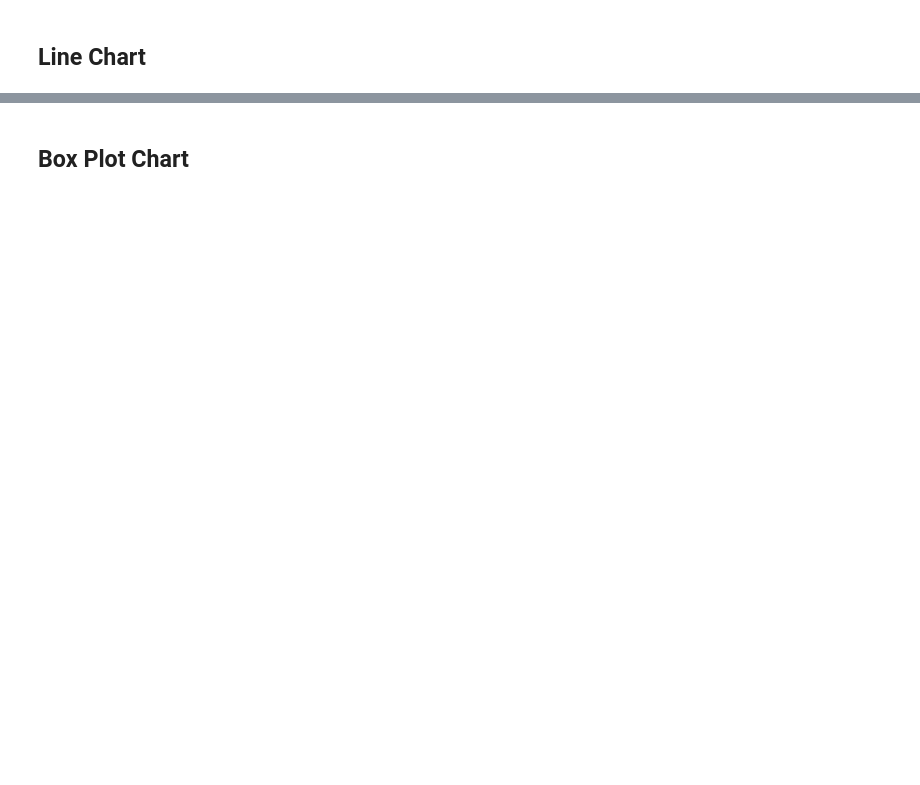
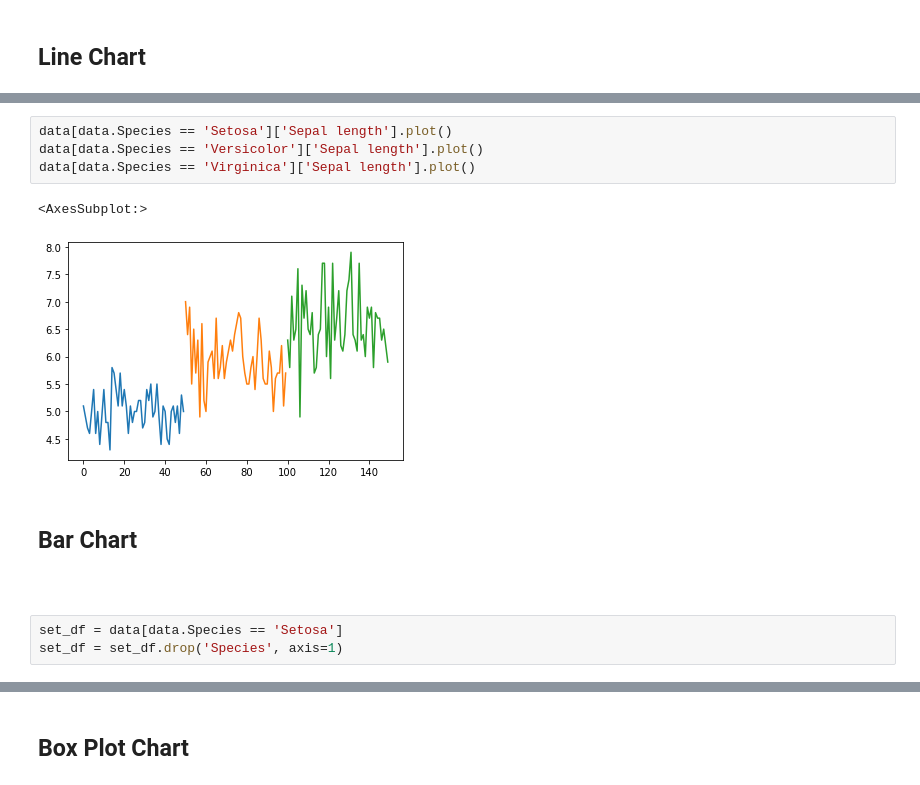
Before and after one commit to syedirfanx/data-comprehension, a Jupyter notebook: data-comprehension-using-python.ipynb, the cells around one changed output, grey strips where cells are left out. Cells and saved outputs as stored; diff of their text form; blank space fills up the shorter version.

```diff
--- a/data-comprehension-using-python.ipynb
+++ b/data-comprehension-using-python.ipynb
@@ -215,0 +180,14 @@ plt.show()
+# %%
+data[data.Species == 'Setosa']['Sepal length'].plot()
+data[data.Species == 'Versicolor']['Sepal length'].plot()
+data[data.Species == 'Virginica']['Sepal length'].plot()
+# %% [output]
+<AxesSubplot:>
+[figure, added]
+# %% [markdown]
+## Bar Chart
+# %% [markdown]
+#####
+# %%
+set_df = data[data.Species == 'Setosa']
+set_df = set_df.drop('Species', axis=1)
```
Also changed, not shown: parts of 38 cells of this notebook.
